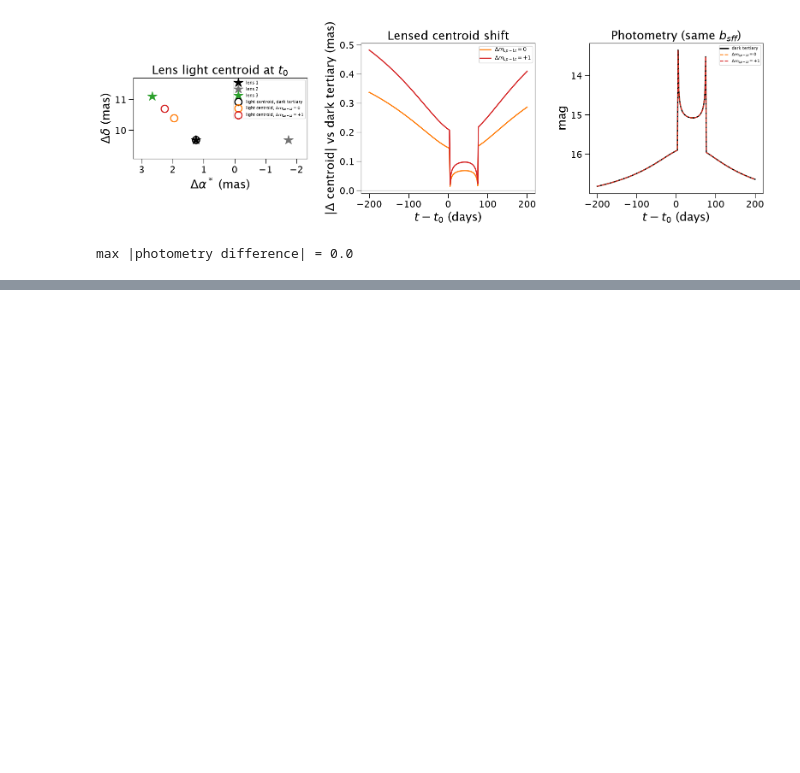
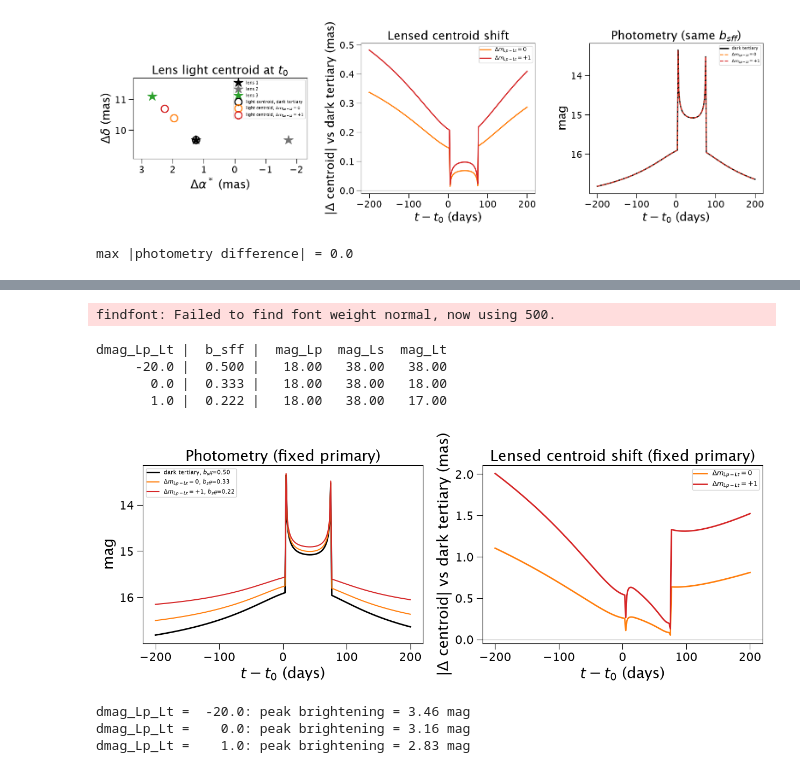
Before and after one commit to MovingUniverseLab/BAGLE_Microlensing, a Jupyter notebook: docs/notebooks/example_PSTL.ipynb, the cells around one changed output, grey strips where cells are left out. Drawn from its saved outputs; the diff is of its cells as text; code cells hidden in the pictures; blank space fills up the shorter version.

```diff
--- a/docs/notebooks/example_PSTL.ipynb
+++ b/docs/notebooks/example_PSTL.ipynb
@@ -399,0 +409,78 @@ max |photometry difference| = 0.0
+# %%
+def bsff_fixed_primary(dmag_Lp_Lt, dmag_Lp_Ls=-20.0, flux_ratio_Lp_S=1.0):
+    """
+    Source flux fraction when the primary lens flux is held fixed.
+
+    Parameters
+    ----------
+    dmag_Lp_Lt, dmag_Lp_Ls : float
+        Primary minus tertiary / secondary magnitude.
+    flux_ratio_Lp_S : float, optional
+        Primary lens flux over unlensed source flux.
+
+    Returns
+    -------
+    b_sff : float
+        f_S / (f_S + f_Lp + f_Ls + f_Lt).
+    """
+    # dmag = m_p - m_c, so f_c / f_p = 10^(dmag / 2.5).
+    lens_over_primary = 1.0 + 10 ** (dmag_Lp_Ls / 2.5) + 10 ** (dmag_Lp_Lt / 2.5)
+    b_sff = 1.0 / (1.0 + flux_ratio_Lp_S * lens_over_primary)
+    return b_sff
+
+
+add = {d: build_luminous_pstl(d, b_sff=bsff_fixed_primary(d))
+       for d in dmag_lt_list}
+
+# The primary stays at mag 18; b_sff drops as the tertiary brightens.
+print(f"{'dmag_Lp_Lt':>10} | {'b_sff':>6} | {'mag_Lp':>7} {'mag_Ls':>7} {'mag_Lt':>7}")
+for d, m in add.items():
+    mags = np.asarray(m.get_resolved_lens_photometry())
+    print(f"{d:>10.1f} | {m.b_sff[0]:6.3f} | {mags[0]:7.2f} {mags[1]:7.2f} "
+          f"{mags[2]:7.2f}")
+
+fig, axes = plt.subplots(1, 2, figsize=(13, 4.8))
+
+# (a) Light curves: more lens light, smaller magnitude change.
+ax = axes[0]
+for d, m in add.items():
+    ax.plot(t_lum - 57000.0, np.asarray(m.get_photometry(t_lum)),
+            color=colors[d], lw=2 if d < -10 else 1.5,
+            label=f'{labels[d]}, $b_{{sff}}$={m.b_sff[0]:.2f}')
+ax.invert_yaxis()
+ax.set_xlabel(r'$t - t_0$ (days)')
+ax.set_ylabel('mag')
+ax.legend(fontsize=8)
+ax.set_title('Photometry (fixed primary)')
+
+# (b) Lensed centroid shift relative to the dark-tertiary model.
+ax = axes[1]
+pos_dark_add = np.asarray(add[-20.0].get_astrometry(t_lum)) * 1e3
+for d in (0.0, 1.0):
+    dpos = np.asarray(add[d].get_astrometry(t_lum)) * 1e3 - pos_dark_add
+    ax.plot(t_lum - 57000.0, np.hypot(dpos[:, 0], dpos[:, 1]), '-',
+            color=colors[d], lw=2, label=labels[d])
+ax.axhline(0.0, color='0.6', lw=0.8)
+ax.set_xlabel(r'$t - t_0$ (days)')
+ax.set_ylabel(r'$|\Delta$ centroid$|$ vs dark tertiary (mas)')
+ax.legend(fontsize=9)
+ax.set_title('Lensed centroid shift (fixed primary)')
+
+fig.tight_layout()
+plt.show()
+
+# Peak dilution: magnitude change from baseline at the brightest epoch.
+for d, m in add.items():
+    mag = np.asarray(m.get_photometry(t_lum))
+    print(f"dmag_Lp_Lt = {d:6.1f}: peak brightening = "
+          f"{np.nanmax(mag) - np.nanmin(mag):.2f} mag")
+# %% [output]
+findfont: Failed to find font weight normal, now using 500.
+dmag_Lp_Lt |  b_sff |  mag_Lp  mag_Ls  mag_Lt
+     -20.0 |  0.500 |   18.00   38.00   38.00
+       0.0 |  0.333 |   18.00   38.00   18.00
+       1.0 |  0.222 |   18.00   38.00   17.00
+[figure, added]
+dmag_Lp_Lt =  -20.0: peak brightening = 3.46 mag
+dmag_Lp_Lt =    0.0: peak brightening = 3.16 mag
+dmag_Lp_Lt =    1.0: peak brightening = 2.83 mag
```
Also changed, not shown: parts of 1 cell of this notebook, 5 other files.
